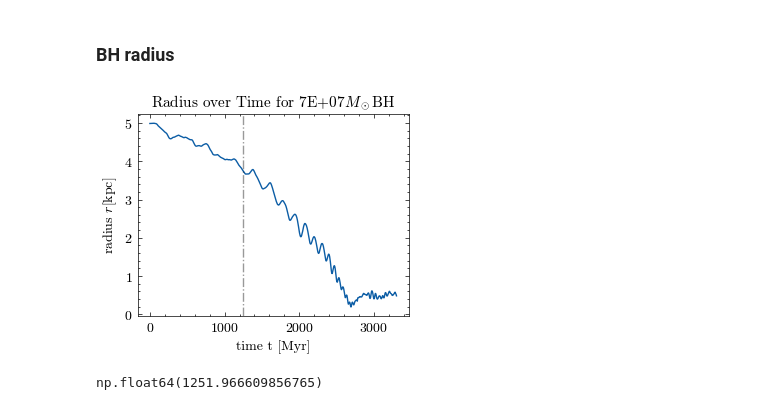
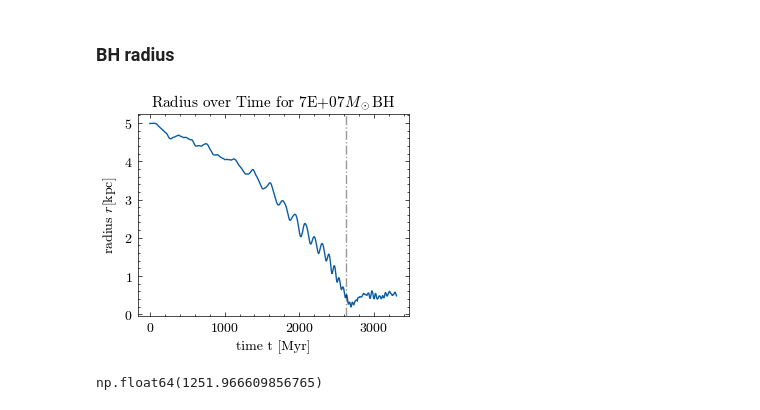
Before and after one commit to lisam10/stellar_systems_dynamics2024, a Jupyter notebook: final_exercise/Plotter.ipynb, the cells around one changed output. Saved outputs shown, nothing was run; the diff lists cells and outputs as text; code cells hidden in the pictures.

```diff
--- a/final_exercise/Plotter.ipynb
+++ b/final_exercise/Plotter.ipynb
@@ -455,13 +455,13 @@ time_Myr = time * MYR_PER_IU
 # %%
 plt.plot(time_Myr, r_BH)
 plt.xlabel(r'time t [Myr]')
-plt.axvline(time_Myr[270], c = 'black', linestyle = '-.', alpha = 0.4)
+plt.axvline(time_Myr[idx[1]], c = 'black', linestyle = '-.', alpha = 0.4)
 plt.ylabel(r"radius $r$[kpc]")  # 1 IU = 1 kpc
 plt.title('Radius over Time for ' + f"{10**10*mass[0]:.0E}" + r'$M_\odot$' + 'BH', fontsize = 11)
-plt.savefig('plots/007_radius.png', dpi = 400)
+#plt.savefig('plots/007_radius.png', dpi = 400)
 plt.show()
 # %% [output]
-[figure, old version]
+[figure, new version]
 # %%
 time_Myr[270]
 # %% [output]
```
Also changed, not shown: parts of 16 cells of this notebook, 2 other files.
